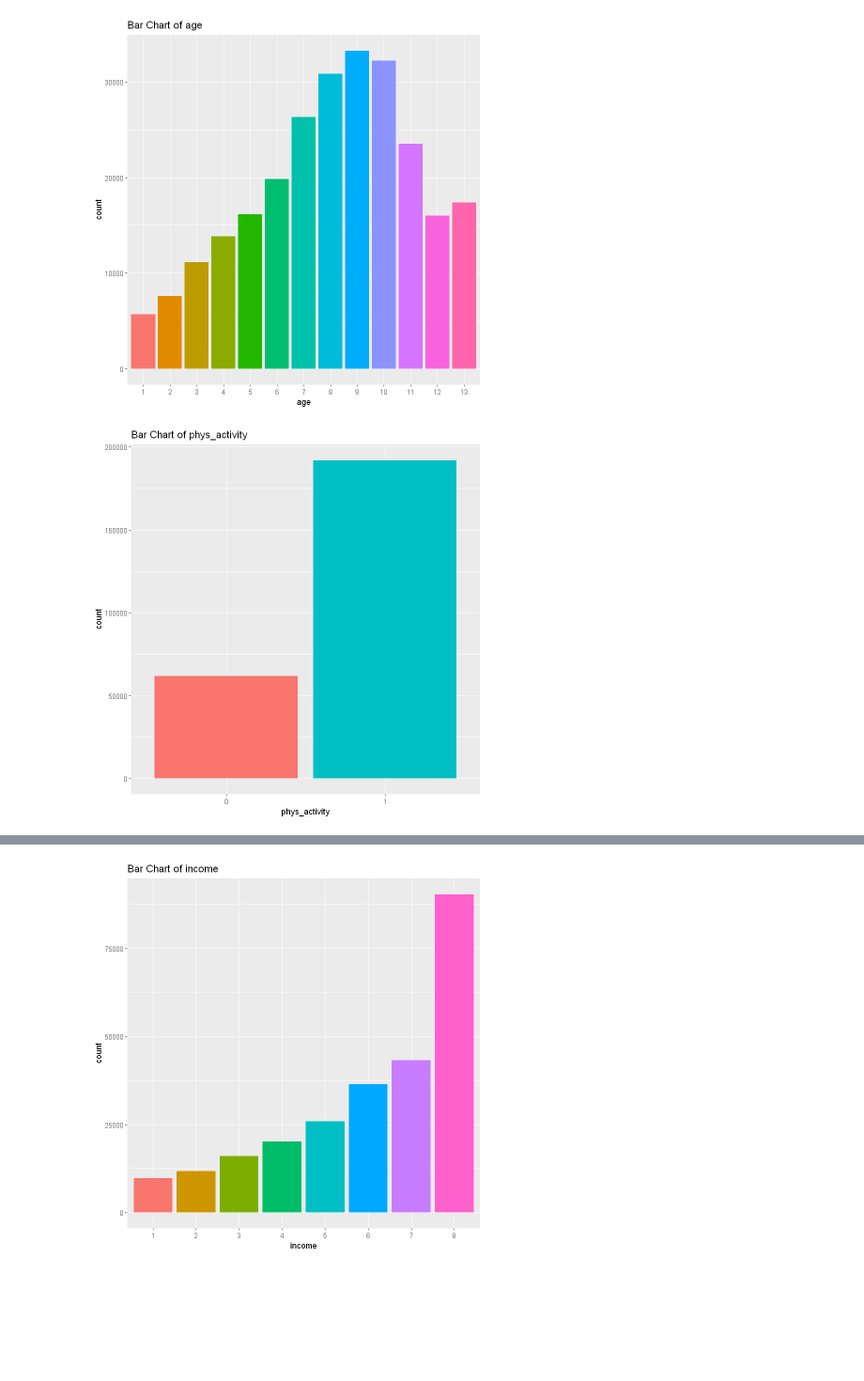
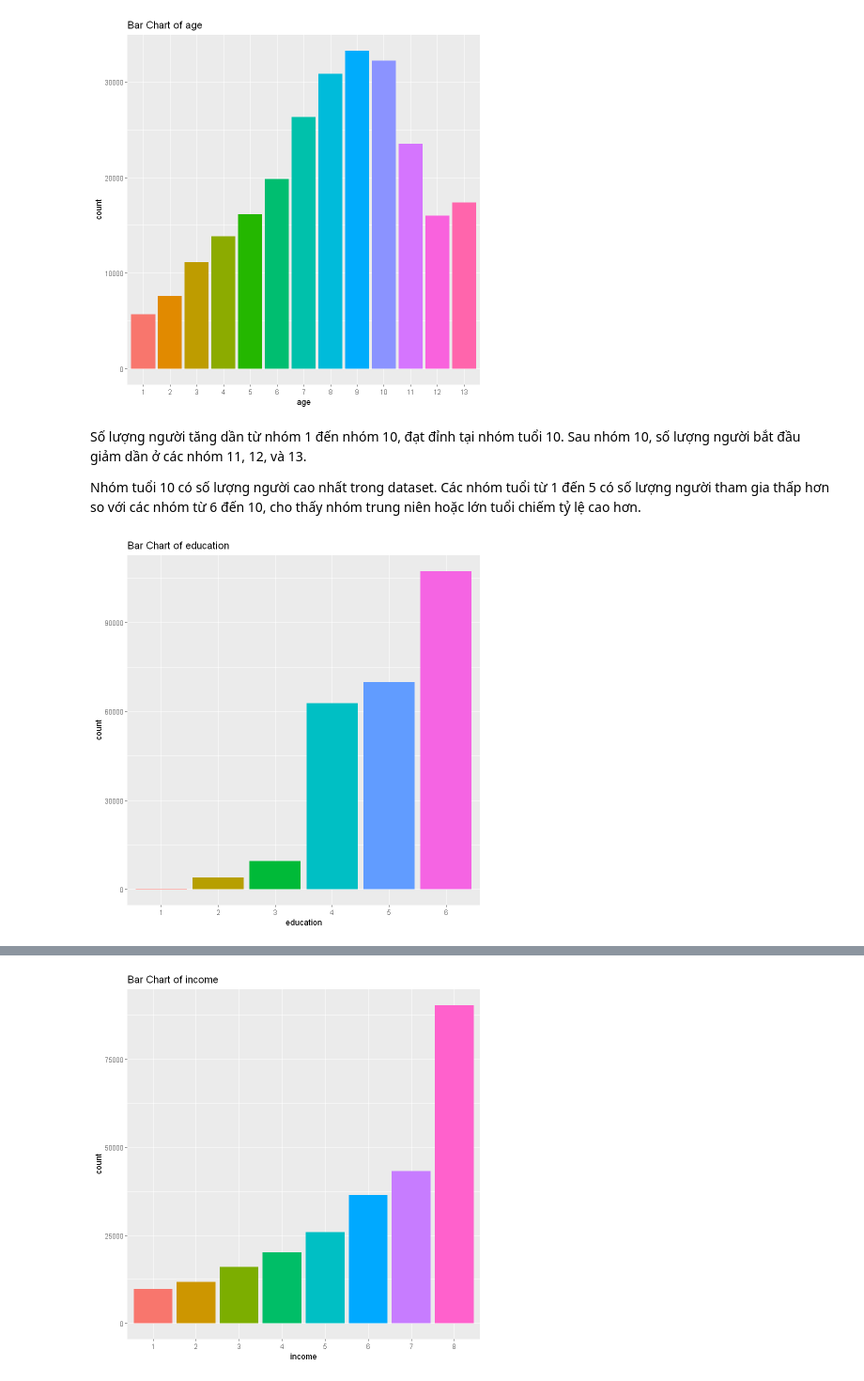
Before and after one commit to thangquang09/HCMUS, a Jupyter notebook: XuLySoLieuThongKe/project_ck.ipynb, the cells around one changed output, grey strips where cells are left out. Shown at 94% size. Drawn from its saved outputs; the diff is of its cells as text; code cells hidden in the pictures; blank space fills up the shorter version.

```diff
--- a/XuLySoLieuThongKe/project_ck.ipynb
+++ b/XuLySoLieuThongKe/project_ck.ipynb
@@ -267,12 +306,16 @@ ggplot(data = data, aes_string(x = plot_var, fill = plot_var)) +
     theme(legend.position = "none")
 # %% [output]
 [figure]
+# %% [markdown]
+Số lượng người tăng dần từ nhóm 1 đến nhóm 10, đạt đỉnh tại nhóm tuổi 10. Sau nhóm 10, số lượng người bắt đầu giảm dần ở các nhóm 11, 12, và 13.
+
+Nhóm tuổi 10 có số lượng người cao nhất trong dataset. Các nhóm tuổi từ 1 đến 5 có số lượng người tham gia thấp hơn so với các nhóm từ 6 đến 10, cho thấy nhóm trung niên hoặc lớn tuổi chiếm tỷ lệ cao hơn.
 # %%
-plot_var = qualitative_vars[8]
+plot_var = qualitative_vars[18]
 
 ggplot(data = data, aes_string(x = plot_var, fill = plot_var)) +
     geom_bar() +
     ggtitle(paste("Bar Chart of", plot_var)) +
     theme(legend.position = "none")
 # %% [output]
-[figure, old version]
+[figure, new version]
```
Also changed, not shown: parts of 20 cells of this notebook, 11 other files.
